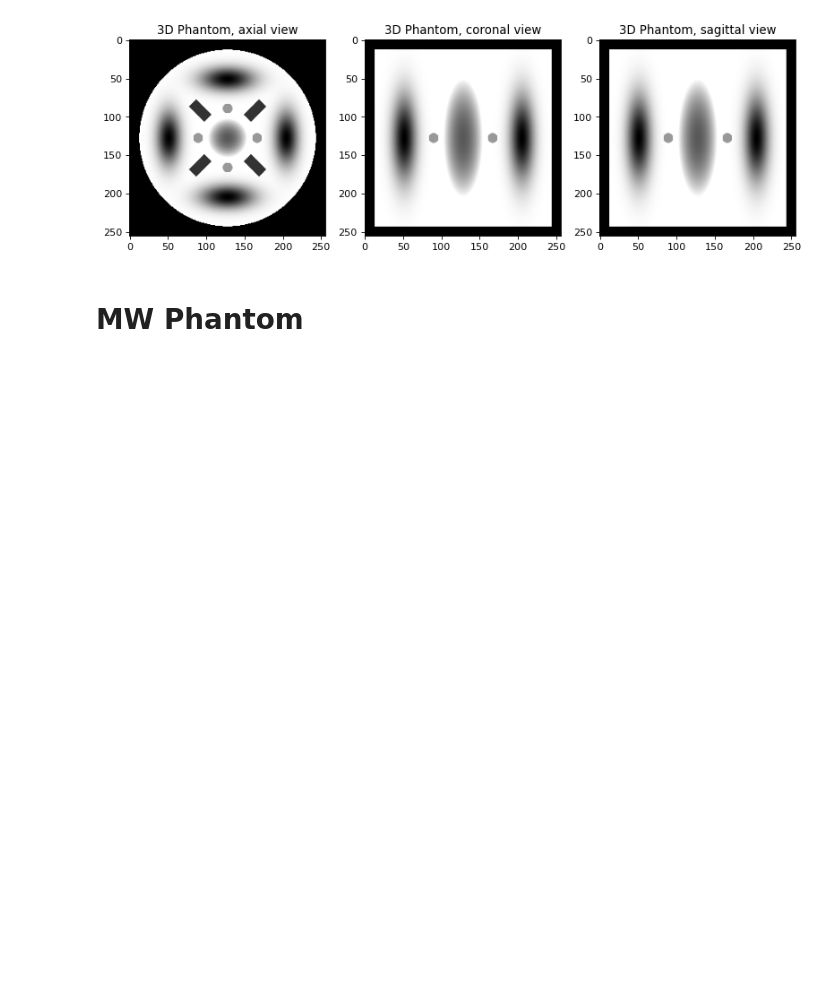
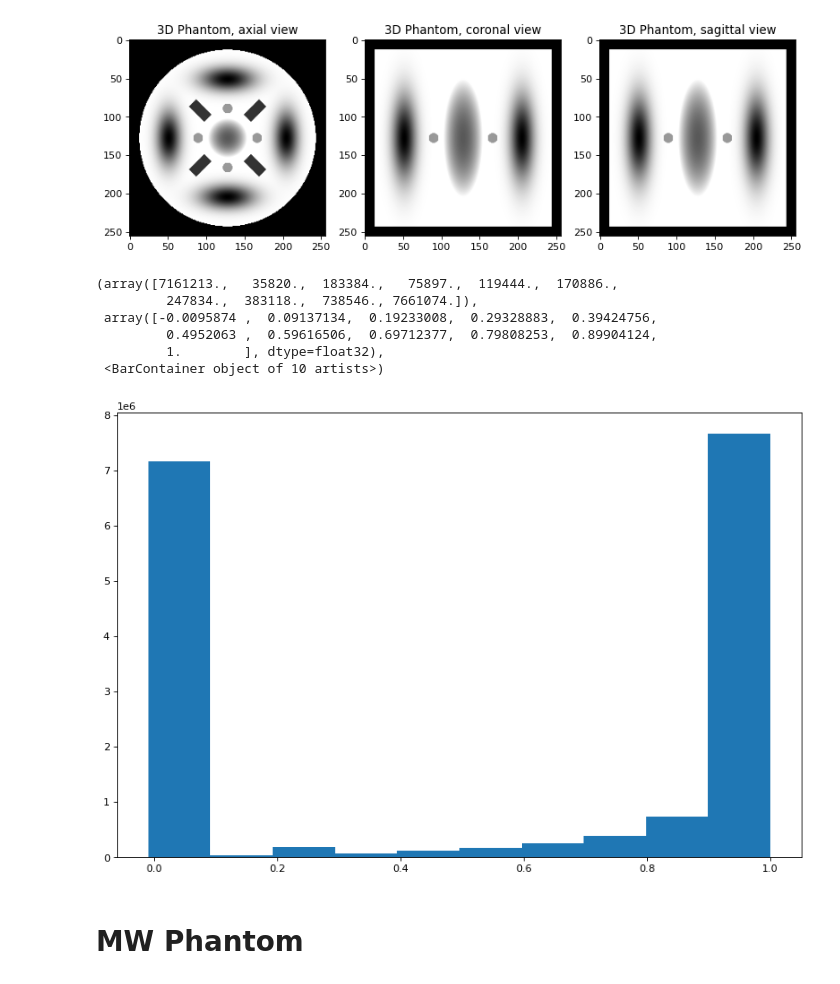
Before and after one commit to Fickincool/master-thesis, a Jupyter notebook: Notebooks/6.00_self2selfDenoising/6.08_tomoPhantoms.ipynb, the cells around one changed output. Saved outputs shown, nothing was run; the diff lists cells and outputs as text; code cells hidden in the pictures; blank space fills up the shorter version.

```diff
--- a/Notebooks/6.00_self2selfDenoising/6.08_tomoPhantoms.ipynb
+++ b/Notebooks/6.00_self2selfDenoising/6.08_tomoPhantoms.ipynb
@@ -89,6 +89,16 @@ with mrcfile.new(os.path.join(saveFolder, filename), overwrite=True) as mrc:
 Building 3D phantom using TomoPhantom software
 <Figure size 960x640 with 0 Axes>
 [figure]
+# %%
+plt.hist(phantom_tm.flatten())
+# %% [output]
+(array([7161213.,   35820.,  183384.,   75897.,  119444.,  170886.,
+         247834.,  383118.,  738546., 7661074.]),
+ array([-0.0095874 ,  0.09137134,  0.19233008,  0.29328883,  0.39424756,
+         0.4952063 ,  0.59616506,  0.69712377,  0.79808253,  0.89904124,
+         1.        ], dtype=float32),
+ <BarContainer object of 10 artists>)
+[figure, added]
 # %% [markdown]
 # MW Phantom
 # %%
```
Also changed, not shown: 11 other files.
